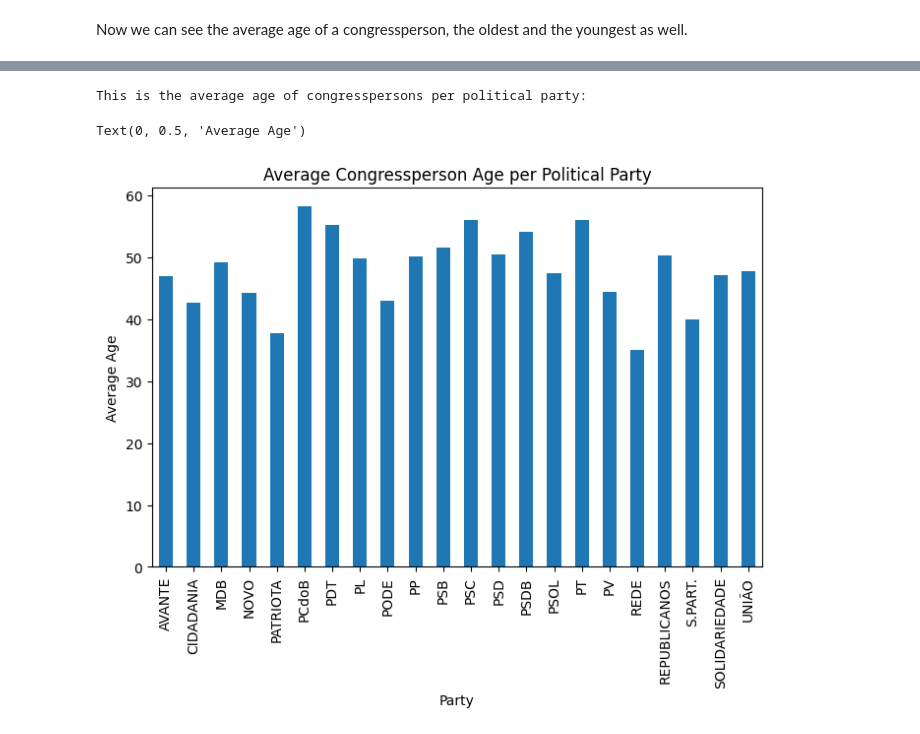
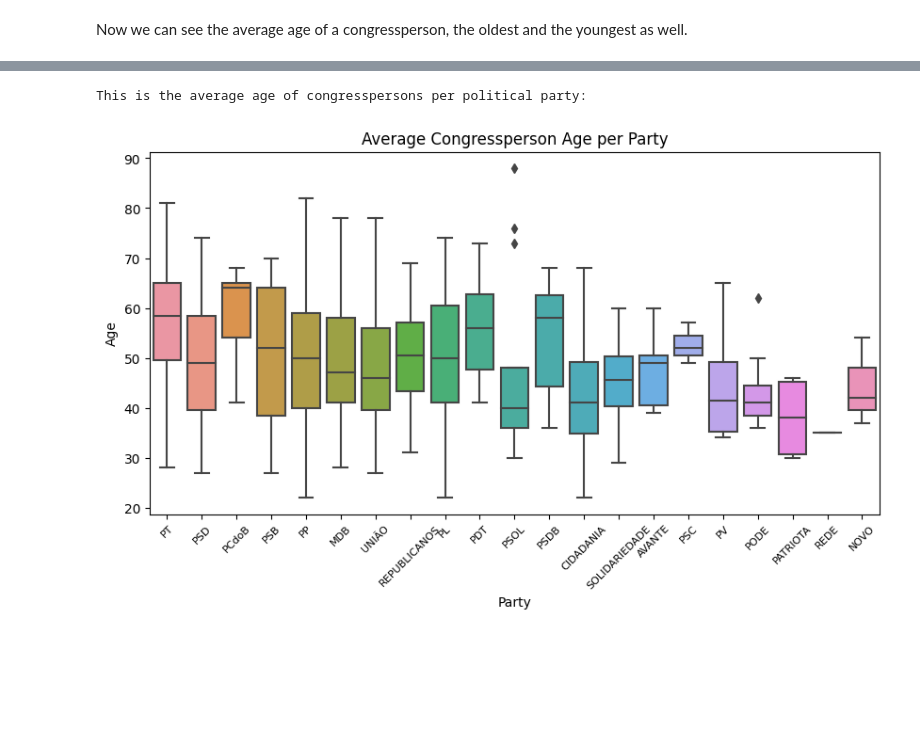
Before and after one commit to Bess-Hub/Project-Citizen-Explorer, a Jupyter notebook: Brazil_Lower_House.ipynb, the cells around one changed output, grey strips where cells are left out. Saved outputs shown, nothing was run; the diff lists cells and outputs as text; code cells hidden in the pictures; blank space fills up the shorter version.

```diff
--- a/Brazil_Lower_House.ipynb
+++ b/Brazil_Lower_House.ipynb
@@ -230,0 +241,4 @@ Deputados.head(513)
+# %%
+Deputados['Gender_Code'] = 0
+
+Deputados.loc[Deputados['Gender'] == 'feminino', 'Gender_Code'] = 1
@@ -231,3 +261,27 @@ Deputados.head(513)
+# %%
+Deputados['Party_Code'] = 0
+
+Deputados.loc[Deputados['Party_Code'] == 'PL', 'Party_Code'] = 22
+Deputados.loc[Deputados['Party_Code'] == 'PT', 'Party_Code'] = 13
+Deputados.loc[Deputados['Party_Code'] == 'UNIÃO', 'Party_Code'] = 44
+Deputados.loc[Deputados['Party_Code'] == 'PP', 'Party_Code'] = 11
+Deputados.loc[Deputados['Party_Code'] == 'PSD', 'Party_Code'] = 55
+Deputados.loc[Deputados['Party_Code'] == 'MDB', 'Party_Code'] = 15
+Deputados.loc[Deputados['Party_Code'] == 'REPUBLICANOS', 'Party_Code'] = 10
+Deputados.loc[Deputados['Party_Code'] == 'PDT', 'Party_Code'] = 12
+Deputados.loc[Deputados['Party_Code'] == 'PSB', 'Party_Code'] = 40
+Deputados.loc[Deputados['Party_Code'] == 'PSDB', 'Party_Code'] = 45
+Deputados.loc[Deputados['Party_Code'] == 'PSOL', 'Party_Code'] = 50
+Deputados.loc[Deputados['Party_Code'] == 'PODE', 'Party_Code'] = 19
+Deputados.loc[Deputados['Party_Code'] == 'PCdoB', 'Party_Code'] = 65
+Deputados.loc[Deputados['Party_Code'] == 'AVANTE', 'Party_Code'] = 70
+Deputados.loc[Deputados['Party_Code'] == 'PV', 'Party_Code'] = 43
+Deputados.loc[Deputados['Party_Code'] == 'CIDADANIA', 'Party_Code'] = 23
+Deputados.loc[Deputados['Party_Code'] == 'SOLIDARIEDADE', 'Party_Code'] = 77
+Deputados.loc[Deputados['Party_Code'] == 'PATRIOTA', 'Party_Code'] = 51
+Deputados.loc[Deputados['Party_Code'] == 'PSC', 'Party_Code'] = 20
+Deputados.loc[Deputados['Party_Code'] == 'NOVO', 'Party_Code'] = 30
+Deputados.loc[Deputados['Party_Code'] == 'REDE', 'Party_Code'] = 18
 # %% [markdown]
 We do not want duplicated columns, so let's drop the ID_right column:
 # %%
@@ -300,11 +359,14 @@ The oldest congressperson age is: 88 years old.
 The youngest congressperson age is: 22 years old.
 # %%
 print("This is the average age of congresspersons per political party:")
-party_age = Deputados.groupby(['Party'])['Age'].mean()
-graph_1 = party_age.plot.bar(x='Party', y='Age', figsize=(8, 5))
-graph_1.set_title('Average Congressperson Age per Political Party')
-graph_1.set_ylabel('Average Age')
+print()
+plt.figure(figsize=(10, 5))
+sns.boxplot(x='Party', y='Age', data=Deputados)
+plt.title('Average Congressperson Age per Party')
+plt.xlabel('Party')
+plt.ylabel('Age')
+plt.xticks(rotation=45, size=8)
+plt.show()
 # %% [output]
 This is the average age of congresspersons per political party:
-Text(0, 0.5, 'Average Age')
-[figure, old version]
+[figure, new version]
```
Also changed, not shown: parts of 41 cells of this notebook.
